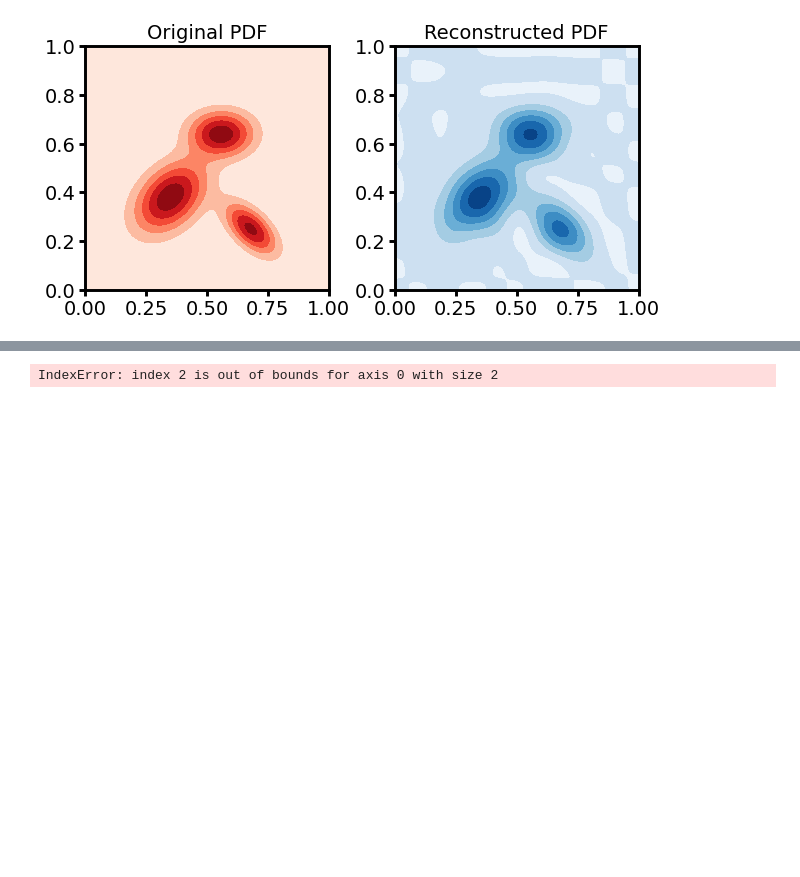
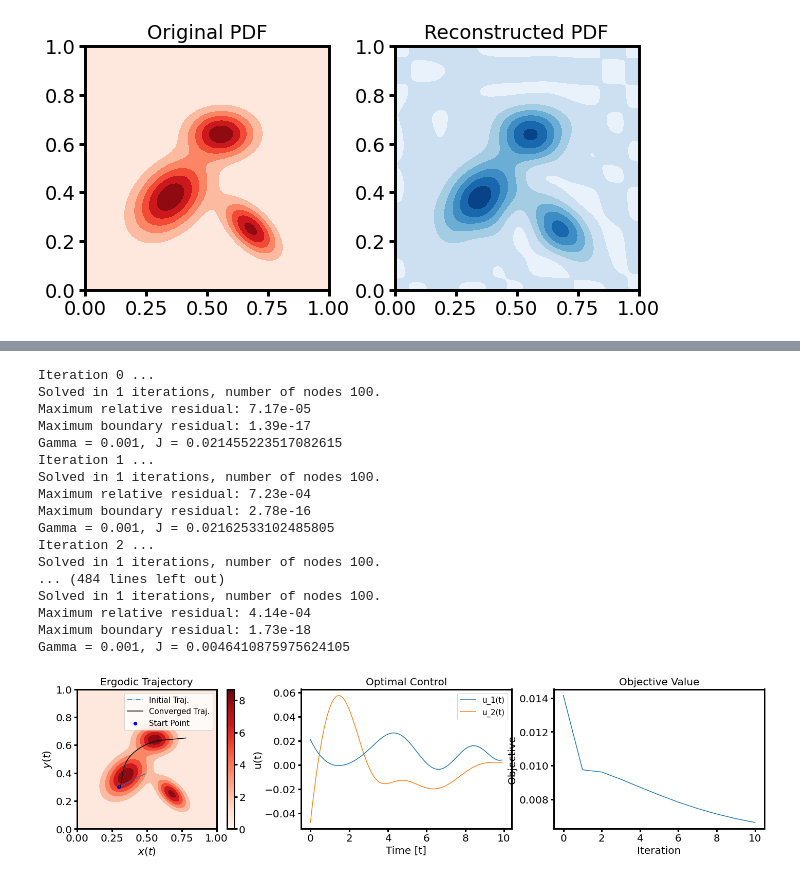
Before and after one commit to Schelbert197/active_learning, a Jupyter notebook: homework5.ipynb, the cells around one changed output, grey strips where cells are left out. Saved outputs shown, nothing was run; the diff lists cells and outputs as text; code cells hidden in the pictures; blank space fills up the shorter version.

```diff
--- a/homework5.ipynb
+++ b/homework5.ipynb
@@ -761,7 +768,7 @@ dt=0.1
 T=10
 # init_u_traj=np.zeros(shape=(63, 2)),
 # x0=np.array([0.0, 0.0, np.pi / 2.0]),
-x0=np.array([0.3, 0.3])
+x0=np.array([0.3, 0.3, 0.0, 0.0])
 # Q_x=np.diag([0.01, 0.01, 2.0]),
 q=0.01
 R_u=np.diag([0.0, 0.0])
@@ -769,7 +776,7 @@ R_u=np.diag([0.0, 0.0])
 P1=np.diag([2.0, 2.0])
 # Q_z=np.diag([5.0, 5.0, 1.0]),
 Q_z=np.diag([0.001, 0.001, 0.001, 0.001])
-R_v=np.diag([0.01, 0.01, 0.01, 0.01])
+R_v=np.diag([0.01, 0.01])
 w1=0.5
 mu1=np.array([0.35, 0.38])
 cov1=np.array([[0.01, 0.004], [0.004, 0.01]])
@@ -779,7 +786,7 @@ cov2=np.array([[0.005, -0.003], [-0.003, 0.005]])
 w3=0.3
 mu3=np.array([0.56, 0.64])
 cov3=np.array([[0.008, 0.0], [0.0, 0.004]])
-init_u_traj=np.tile(np.array([-0.1, 0.1]), reps=100)
+init_u_traj=np.tile(np.array([0.004, 0.002]), reps=(100,1))
 N_grid=1000
 K_per_dim=10
 gamma_0=0.001
@@ -1189,9 +1196,15 @@ init_x_traj = traj_sim(x0, init_u_traj)
 # print(x_traj.shape, u_traj.shape)
 # print(xd_traj)
 
-fig, axs = plt.subplots(1, 3, figsize=(15, 4))
+# Discretize the search space into 100-by-100 mesh grids
+grids_x, grids_y = np.meshgrid(
+    np.linspace(0, L_list[0], N),
+    np.linspace(0, L_list[1], N)
+)
 
-axs[0].set_title("State Trajectory")
+fig, axs = plt.subplots(1, 3, figsize=(25, 5))
+
+axs[0].set_title("Ergodic Trajectory")
 axs[0].set_xlabel(r"$x(t)$")
 axs[0].set_ylabel(r"$y(t)$")
 cax = axs[0].imshow(
@@ -1200,49 +1213,64 @@ cax = axs[0].imshow(
     cmap="Reds",
     extent=[0, 1, 0, 1],
 )
+axs[0].contourf(grids_x, grids_y, pdf_gt.reshape(N,N), cmap='Reds')
 axs[0].plot(
     init_x_traj[:, 0],
     init_x_traj[:, 1],
     linestyle="-.",
-    label="Initial Trajectory",
+    label="Initial Traj.",
 )
 axs[0].plot(
     x_traj[:, 0],
     x_traj[:, 1],
     linestyle="-",
     color="k",
-    label="Converged Trajectory",
+    label="Converged Traj.",
 )
-axs[0].scatter(x0[0], x0[1], color="b", s=40, label="Starting Point")
+axs[0].scatter(x0[0], x0[1], color="b", s=40, label="Start Point")
 fig.colorbar(cax, ax=axs[0])
 # axs[0].plot(
 #     xd_traj[:, 0],
 #     xd_traj[:, 1],
 #     linestyle="--",
 #     label="Desired Trajectory",
 # )
 # axs[0].set_aspect("equal")
+
 axs[0].set_xlim(0, 1)
 axs[0].set_ylim(0, 1)
 axs[0].legend()
 
 axs[1].set_title("Optimal Control")
-axs[1].set_xlabel(r"Time $[t]$")
-axs[1].set_ylabel(r"$\vec{u}(t)$")
-axs[1].plot(tlist, u_traj[:, 0], label=r"$u_1(t)$")
-axs[1].plot(tlist, u_traj[:, 1], label=r"$u_2(t)$")
+axs[1].set_xlabel("Time [t]")
+axs[1].set_ylabel("u(t)")
+axs[1].plot(tlist, u_traj[:, 0], label="u_1(t)")
+axs[1].plot(tlist, u_traj[:, 1], label="u_2(t)")
 axs[1].legend()
 
 axs[2].set_title("Objective Value")
 axs[2].set_xlabel("Iteration")
 axs[2].set_ylabel("Objective")
-axs[2].plot(Jlist)
+axs[2].plot(j_array)
 plt.show()
 # plt.savefig(fname=os.path.join(RESULTS_DIR, fig_filename), format="png", dpi=300)
 plt.close()
-
-
-# if __name__ == "__main__":
-#     u_traj = np.tile(np.array([-10, 10]), reps=100)
 # %% [output]
-IndexError: index 2 is out of bounds for axis 0 with size 2
+Iteration 0 ...
+Solved in 1 iterations, number of nodes 100.
+Maximum relative residual: 7.17e-05
+Maximum boundary residual: 1.39e-17
+Gamma = 0.001, J = 0.021455223517082615
+Iteration 1 ...
+Solved in 1 iterations, number of nodes 100.
+Maximum relative residual: 7.23e-04
+Maximum boundary residual: 2.78e-16
+Gamma = 0.001, J = 0.02162533102485805
+Iteration 2 ...
+Solved in 1 iterations, number of nodes 100.
+... (484 lines left out)
+Solved in 1 iterations, number of nodes 100.
+Maximum relative residual: 4.14e-04
+Maximum boundary residual: 1.73e-18
+Gamma = 0.001, J = 0.0046410875975624105
+[figure, added]
```
Also changed, not shown: parts of 3 cells of this notebook, 4 other files.
